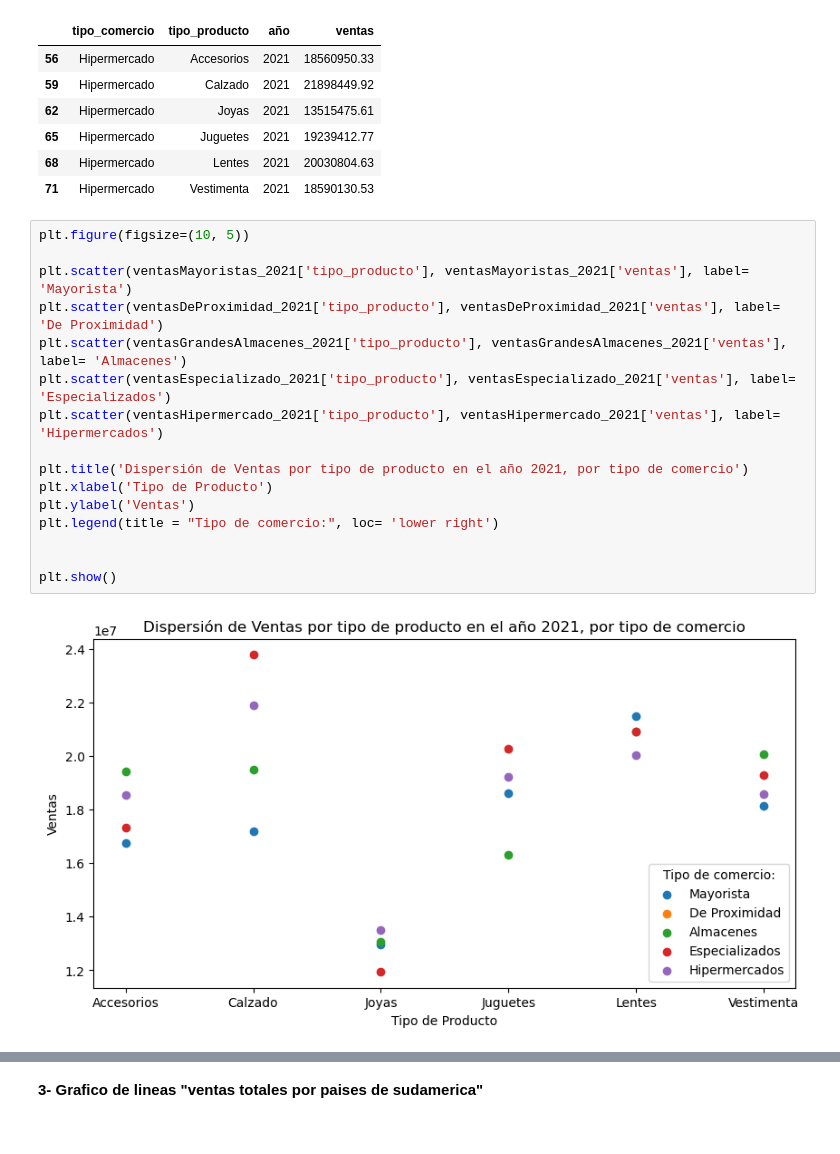
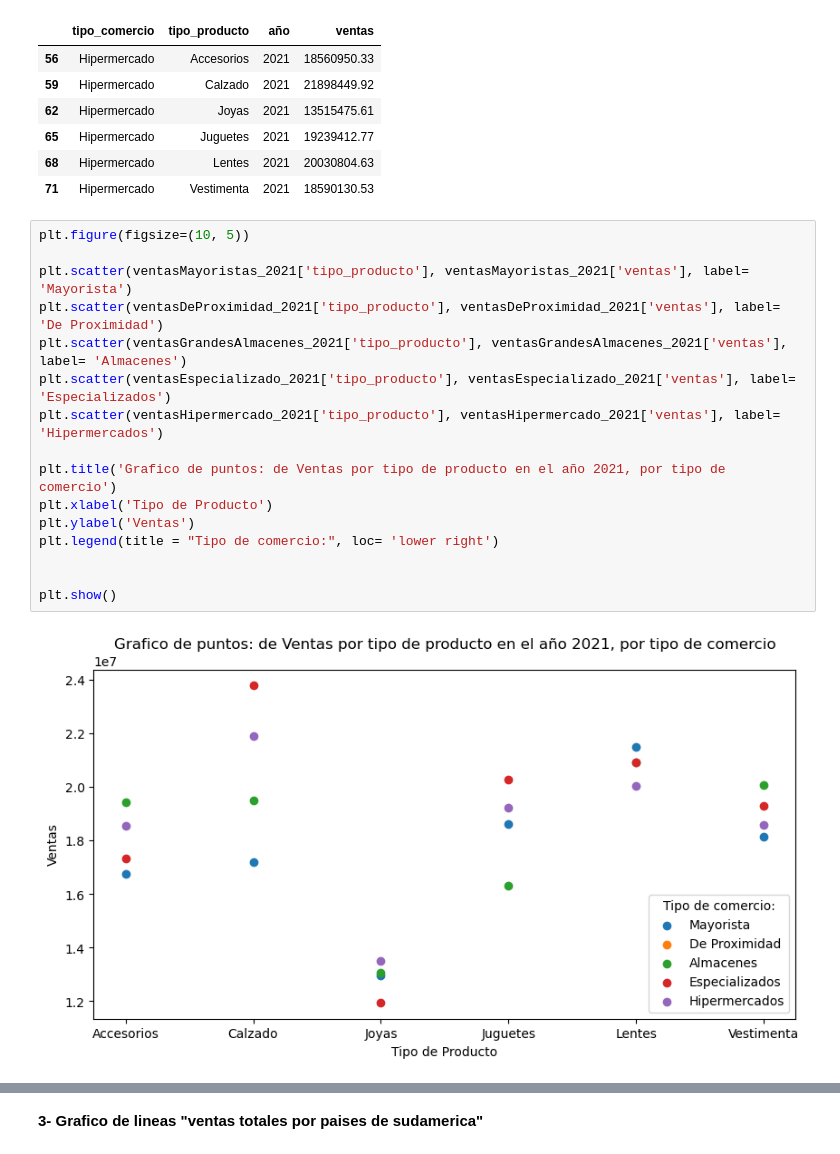
Before and after one commit to manuelpalomeque/ISPC--An-lisisDeDatos--DataBring, a Jupyter notebook: Proyecto Integrador - Analista de Datos - ISPC-Palomeque.ipynb, the cells around one changed output, grey strips where cells are left out. Saved outputs shown, nothing was run; the diff lists cells and outputs as text.

Commit message:
Grafico de dispercion

```diff
--- a/Proyecto Integrador - Analista de Datos - ISPC-Palomeque.ipynb
+++ b/Proyecto Integrador - Analista de Datos - ISPC-Palomeque.ipynb
@@ -702,18 +702,18 @@ ventasHipermercado_2021
 # %%
 plt.figure(figsize=(10, 5))
 
 plt.scatter(ventasMayoristas_2021['tipo_producto'], ventasMayoristas_2021['ventas'], label= 'Mayorista')
 plt.scatter(ventasDeProximidad_2021['tipo_producto'], ventasDeProximidad_2021['ventas'], label= 'De Proximidad')
 plt.scatter(ventasGrandesAlmacenes_2021['tipo_producto'], ventasGrandesAlmacenes_2021['ventas'], label= 'Almacenes')
 plt.scatter(ventasEspecializado_2021['tipo_producto'], ventasEspecializado_2021['ventas'], label= 'Especializados')
 plt.scatter(ventasHipermercado_2021['tipo_producto'], ventasHipermercado_2021['ventas'], label= 'Hipermercados')
 
-plt.title('Dispersión de Ventas por tipo de producto en el año 2021, por tipo de comercio')
+plt.title('Grafico de puntos: de Ventas por tipo de producto en el año 2021, por tipo de comercio')
 plt.xlabel('Tipo de Producto')
 plt.ylabel('Ventas')
 plt.legend(title = "Tipo de comercio:", loc= 'lower right')
 
 
 plt.show()
 # %% [output]
-[figure, old version]
+[figure, new version]
```
Also changed, not shown: parts of 4 cells of this notebook.
